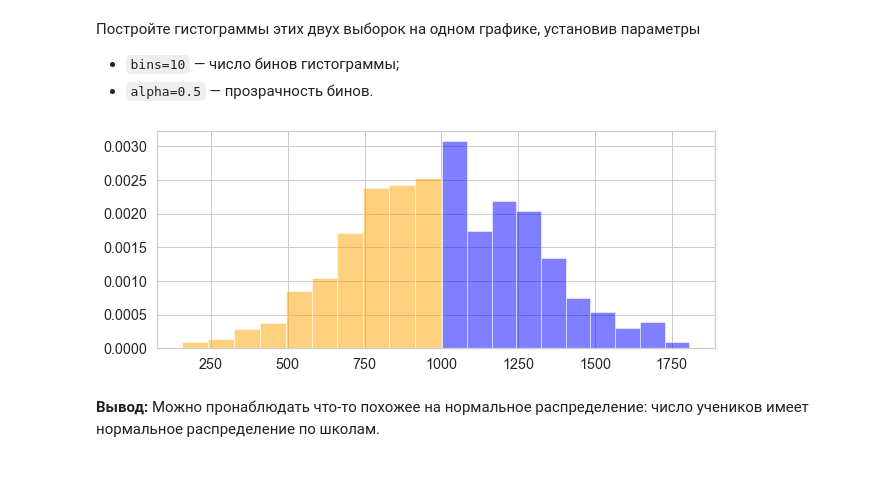
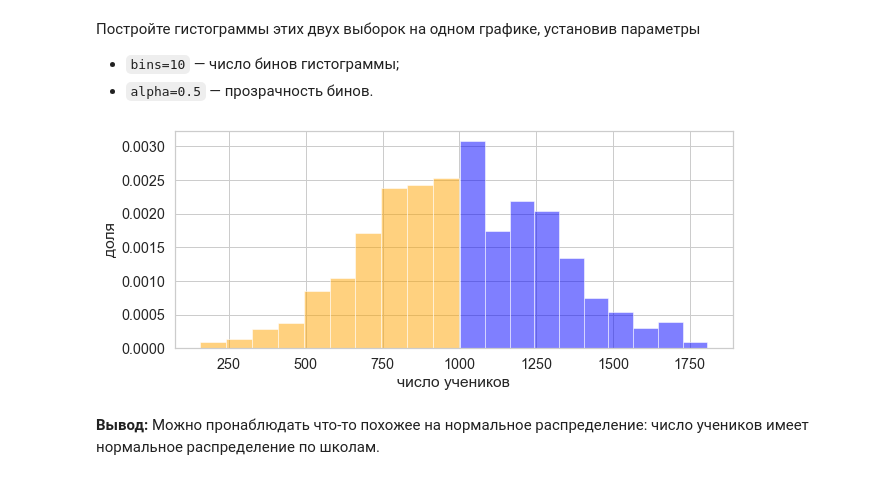
Before and after one commit to 15Andrew43/data-analysis-python, a Jupyter notebook: task2/task2.ipynb, the cells around one changed output. Saved outputs shown, nothing was run; the diff lists cells and outputs as text; code cells hidden in the pictures.

```diff
--- a/task2/task2.ipynb
+++ b/task2/task2.ipynb
@@ -291,30 +291,33 @@ big_schools.head()
 # %%
 plt.figure(figsize=(10, 4))
 
 sample = small_schools['number_of_students']
 
 
 plt.hist(
     sample,
     bins=10,
     density = True,
     alpha=0.5,
     color='orange'
 )
 
 sample = big_schools['number_of_students']
 
 plt.hist(
     sample,
     bins=10,
     density = True,
     alpha=0.5,
     color='blue'
 )
 
+plt.xlabel('число учеников')
+plt.ylabel('доля')
+
 plt.show()
 # %% [output]
-[figure, old version]
+[figure, new version]
 # %% [markdown]
 **Вывод:** Можно пронаблюдать что-то похожее на нормальное распределение: число учеников имеет нормальное распределение по школам.
 # %% [markdown]
```
Also changed, not shown: parts of 13 cells of this notebook.
